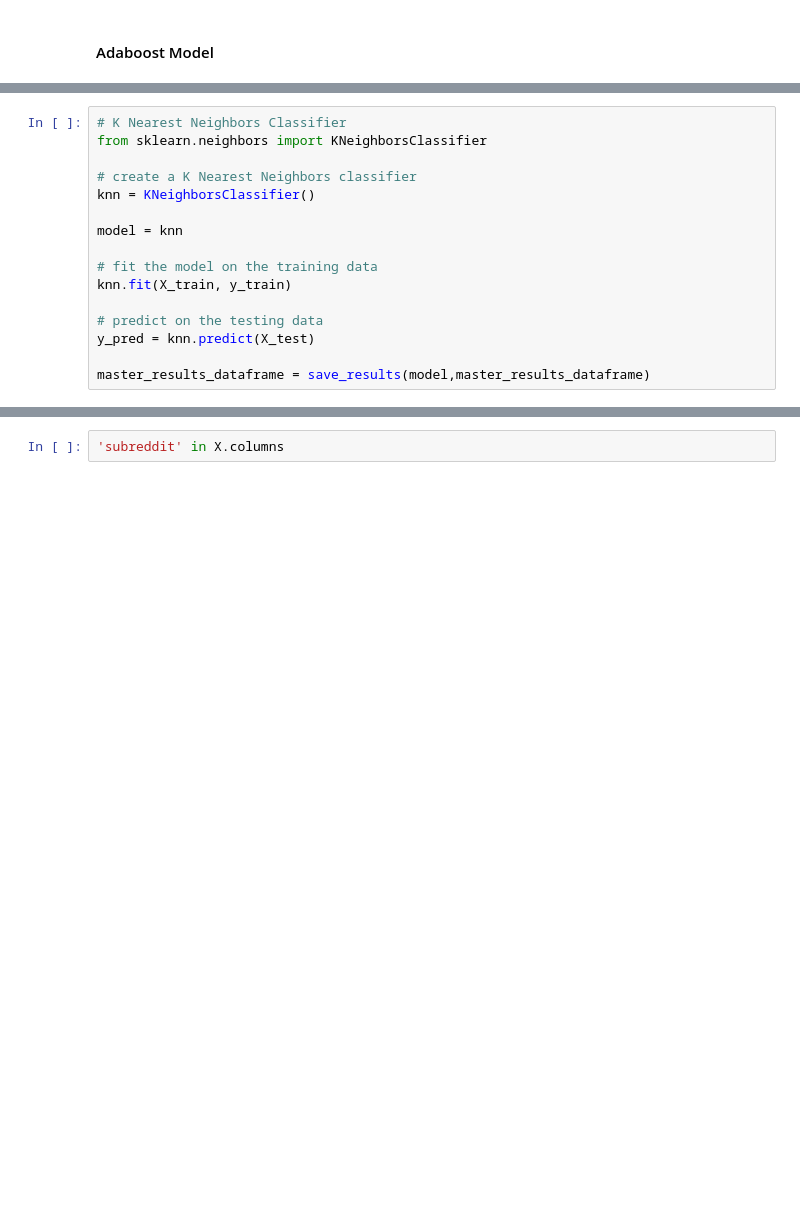
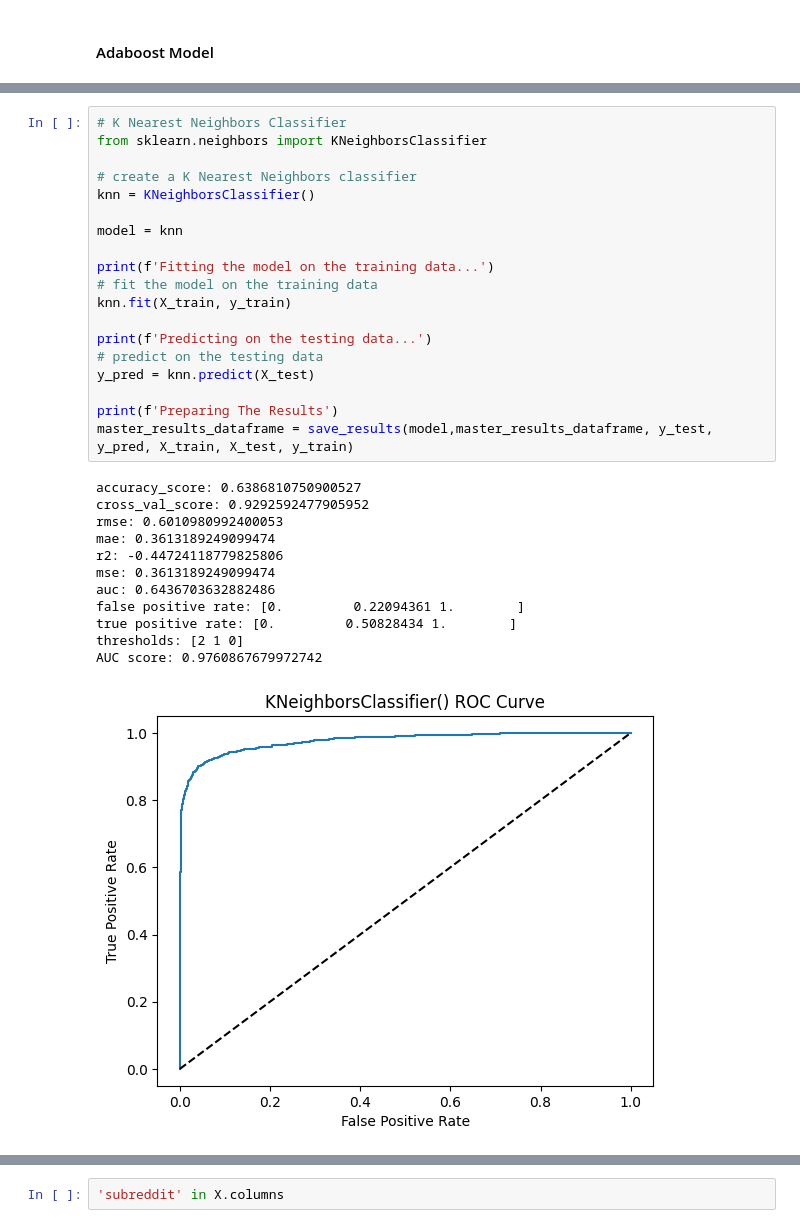
Before and after one commit to grahamwaters/Reddit-NLP-Analysis, a Jupyter notebook: notebooks/final_report_checkpoint.ipynb, the cells around one changed output, grey strips where cells are left out. Drawn from its saved outputs; the diff is of its cells as text; blank space fills up the shorter version.

```diff
--- a/notebooks/final_report_checkpoint.ipynb
+++ b/notebooks/final_report_checkpoint.ipynb
@@ -731,19 +765,35 @@ master_results_dataframe = save_results(model,master_results_dataframe)
 # %%
 # K Nearest Neighbors Classifier
 from sklearn.neighbors import KNeighborsClassifier
 
 # create a K Nearest Neighbors classifier
 knn = KNeighborsClassifier()
 
 model = knn
 
+print(f'Fitting the model on the training data...')
 # fit the model on the training data
 knn.fit(X_train, y_train)
 
+print(f'Predicting on the testing data...')
 # predict on the testing data
 y_pred = knn.predict(X_test)
 
-master_results_dataframe = save_results(model,master_results_dataframe)
+print(f'Preparing The Results')
+master_results_dataframe = save_results(model,master_results_dataframe, y_test, y_pred, X_train, X_test, y_train)
+# %% [output]
+accuracy_score: 0.6386810750900527
+cross_val_score: 0.9292592477905952
+rmse: 0.6010980992400053
+mae: 0.3613189249099474
+r2: -0.44724118779825806
+mse: 0.3613189249099474
+auc: 0.6436703632882486
+false positive rate: [0.         0.22094361 1.        ]
+true positive rate: [0.         0.50828434 1.        ]
+thresholds: [2 1 0]
+AUC score: 0.9760867679972742
+[figure, added]
 # %%
 # Decision Tree Classifier
 from sklearn.tree import DecisionTreeClassifier
```
Also changed, not shown: parts of 13 cells of this notebook, 7 other files.
